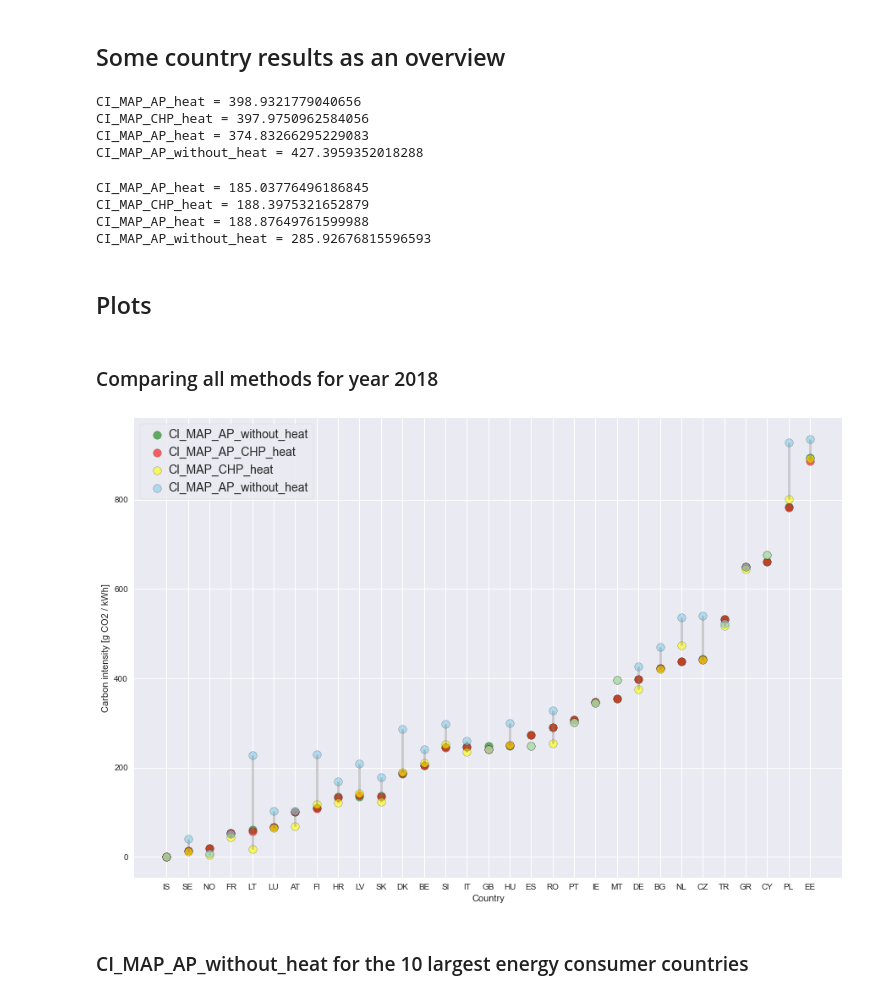
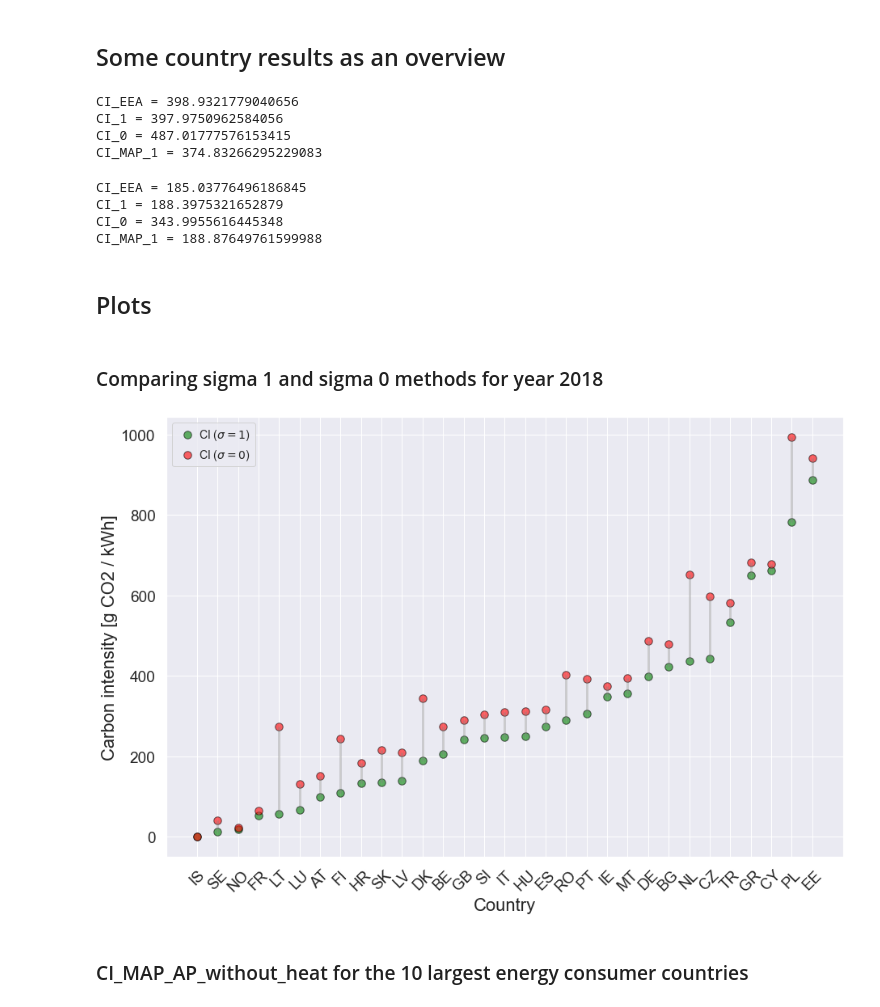
Before and after one commit to INATECH-CIG/CO2_emissions_factors, a Jupyter notebook: CI calculation top down method.ipynb, the cells around one changed output. Cells and saved outputs as stored; diff of their text form; code cells hidden in the pictures.

Commit message:
changes in bottom up methode

```diff
--- a/CI calculation top down method.ipynb
+++ b/CI calculation top down method.ipynb
@@ -666,6 +665,9 @@ GEP_AP = aligndata(GEP_AP, CO2_cleaned)
 
 #Gross electricity production
 GEP = GEP_MAP + GEP_AP
+
+# set sigma for heat allocation
+sigma = 1
 # %% [markdown]
 ## Carbon intensity calculation
 # %%
@@ -1162,6 +956,10 @@ GEP_AP = aligndata(GEP_AP, CO2_cleaned)
 
 #Gross electricity production
 GEP = GEP_MAP #+ GEP_AP
+
+
+# set sigma for heat allocation
+sigma = 0
 # %% [markdown]
 ## Carbon intensity calculation
 # %%
@@ -1227,72 +1174,77 @@ CI_MAP_AP_without_heat  = ((CO2_from_MAP_elec + CO2_from_AP_elec)/(GEP/85.98)) #
 # %%
 # DE
 country = 'DE'
-print('CI_MAP_AP_heat = ' + str(CI_MAP_AP_heat[country].loc['2018']))
-print('CI_MAP_CHP_heat = ' + str(CI_MAP_AP_CHP_heat[country].loc['2018']))
-print('CI_MAP_AP_heat = ' + str(CI_MAP_CHP_heat[country].loc['2018']))
-print('CI_MAP_AP_without_heat = ' + str(CI_MAP_AP_without_heat[country].loc['2018']))
+print('CI_EEA = ' + str(CI_EEA[country].loc['2018']))
+print('CI_1 = ' + str(CI_1[country].loc['2018']))
+print('CI_0 = ' + str(CI_0[country].loc['2018']))
+print('CI_MAP_1 = ' + str(CI_MAP_1[country].loc['2018']))
 # %% [output]
-CI_MAP_AP_heat = 398.9321779040656
-CI_MAP_CHP_heat = 397.9750962584056
-CI_MAP_AP_heat = 374.83266295229083
-CI_MAP_AP_without_heat = 427.3959352018288
+CI_EEA = 398.9321779040656
+CI_1 = 397.9750962584056
+CI_0 = 487.01777576153415
+CI_MAP_1 = 374.83266295229083
 # %%
 # DK
 country = 'DK'
-print('CI_MAP_AP_heat = ' + str(CI_MAP_AP_heat[country].loc['2018']))
-print('CI_MAP_CHP_heat = ' + str(CI_MAP_AP_CHP_heat[country].loc['2018']))
-print('CI_MAP_AP_heat = ' + str(CI_MAP_CHP_heat[country].loc['2018']))
-print('CI_MAP_AP_without_heat = ' + str(CI_MAP_AP_without_heat[country].loc['2018']))
+print('CI_EEA = ' + str(CI_EEA[country].loc['2018']))
+print('CI_1 = ' + str(CI_1[country].loc['2018']))
+print('CI_0 = ' + str(CI_0[country].loc['2018']))
+print('CI_MAP_1 = ' + str(CI_MAP_1[country].loc['2018']))
 # %% [output]
-CI_MAP_AP_heat = 185.03776496186845
-CI_MAP_CHP_heat = 188.3975321652879
-CI_MAP_AP_heat = 188.87649761599988
-CI_MAP_AP_without_heat = 285.92676815596593
+CI_EEA = 185.03776496186845
+CI_1 = 188.3975321652879
+CI_0 = 343.9955616445348
+CI_MAP_1 = 188.87649761599988
 # %% [markdown]
 ## Plots
 # %% [markdown]
-### Comparing all methods for year 2018
+### Comparing sigma 1 and sigma 0 methods for year 2018
 # %%
-CI_compar = CI_MAP_AP_heat.loc[['2018']].transpose()
-CI_compar.rename(columns={'2018':'CI_MAP_AP_heat'},inplace=True)
-CI_compar['CI_MAP_AP_CHP_heat'] = CI_MAP_AP_CHP_heat.loc[['2018']].transpose()
-CI_compar['CI_MAP_CHP_heat'] = CI_MAP_CHP_heat.loc[['2018']].transpose()
-CI_compar['CI_MAP_AP_without_heat'] = CI_MAP_AP_without_heat.loc[['2018']].transpose()
+CI_compar = CI_1.loc[['2018']].transpose()
+CI_compar.rename(columns={'2018':'CI_1'},inplace=True)
+CI_compar['CI_0'] = CI_0.loc[['2018']].transpose()
+
+#can be used to add data from other methods
+#CI_compar['CI_MAP_CHP_heat'] = CI_MAP_CHP_heat.loc[['2018']].transpose()
+#CI_compar['CI_MAP_AP_without_heat'] = CI_MAP_AP_without_heat.loc[['2018']].transpose()
 # %%
 # Reorder the values
-ordered_df = CI_compar.sort_values(by='CI_MAP_AP_heat', ascending=True)
+ordered_df = CI_compar.sort_values(by='CI_1', ascending=True)
 my_range=range(1,len(CI_compar.index)+1)
 
 fig, ax = plt.subplots(1,1)
 
 # The vertical plot is made using the vline function
-ax.vlines(x=my_range, ymin=ordered_df['CI_MAP_CHP_heat'], ymax=ordered_df['CI_MAP_AP_without_heat'], color='grey', alpha=0.4, linewidths=2.5)
+ax.vlines(x=my_range, ymin=ordered_df['CI_1'], ymax=ordered_df['CI_0'], color='grey', alpha=0.4, linewidths=2.5)
 
-ax.scatter(my_range, ordered_df['CI_MAP_AP_heat'],  color='green', alpha=0.6 , label='CI_MAP_AP_without_heat',s=90,edgecolor='black')
-ax.scatter(my_range, ordered_df['CI_MAP_AP_CHP_heat'],  color='red', alpha=0.6 , label='CI_MAP_AP_CHP_heat',s=90,edgecolor='black')
-ax.scatter(my_range , ordered_df['CI_MAP_CHP_heat'],  color='yellow', alpha=0.6, label='CI_MAP_CHP_heat',s=90,edgecolor='black')
-ax.scatter(my_range , ordered_df['CI_MAP_AP_without_heat'],  color='skyblue', alpha=0.6, label='CI_MAP_AP_without_heat',s=90,edgecolor='black')
+ax.scatter(my_range, ordered_df['CI_1'],  color='green', alpha=0.6 , label='CI ($\sigma=1$)',s=90,edgecolor='black')
+ax.scatter(my_range, ordered_df['CI_0'],  color='red', alpha=0.6 , label='CI ($\sigma=0$)',s=90,edgecolor='black')
+#ax.scatter(my_range , ordered_df['CI_MAP_CHP_heat'],  color='yellow', alpha=0.6, label='CI_MAP_CHP_heat',s=90,edgecolor='black')
+#ax.scatter(my_range , ordered_df['CI_MAP_AP_without_heat'],  color='skyblue', alpha=0.6, label='CI_MAP_AP_without_heat',s=90,edgecolor='black')
 
 
 handles, labels = ax.get_legend_handles_labels()
 
 ax.legend(handles, labels,  loc='upper left',
                    handletextpad=0., columnspacing=0.5, ncol=1,
                     fontsize=14, frameon=True)
 
 
 # Add title and axis names
 
-ax.set_xlabel('Country')
-ax.set_ylabel('Carbon intensity [g CO2 / kWh]')
+ax.set_xlabel('Country', fontsize=22)
+ax.set_ylabel('Carbon intensity [g CO2 / kWh]', fontsize=22)
 
 ax.set_xticks(my_range)
 ax.set_xticklabels(ordered_df.index)
 
+ax.tick_params(axis='x',labelsize=19, rotation=45)
+ax.tick_params(axis='y',labelsize=19)
+
 # using pass to not print the return from set_xticks and ...
 pass
 # %% [output]
-[figure, old version]
+[figure, new version]
 # %%
 fig.savefig(os.path.join(output_directory_path + '/_CO2_intensity_comparing_methods.png'))
 # %% [markdown]
```
Also changed, not shown: parts of 44 cells of this notebook, 19 other files.
